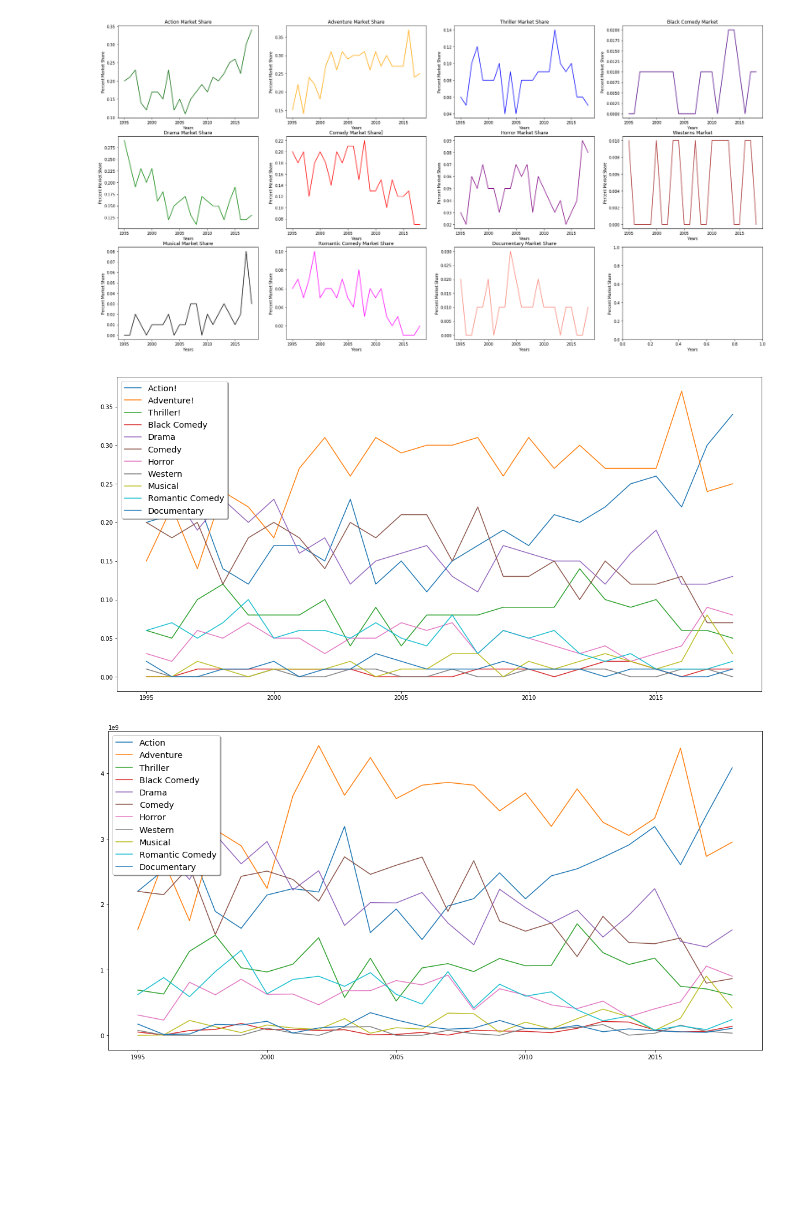
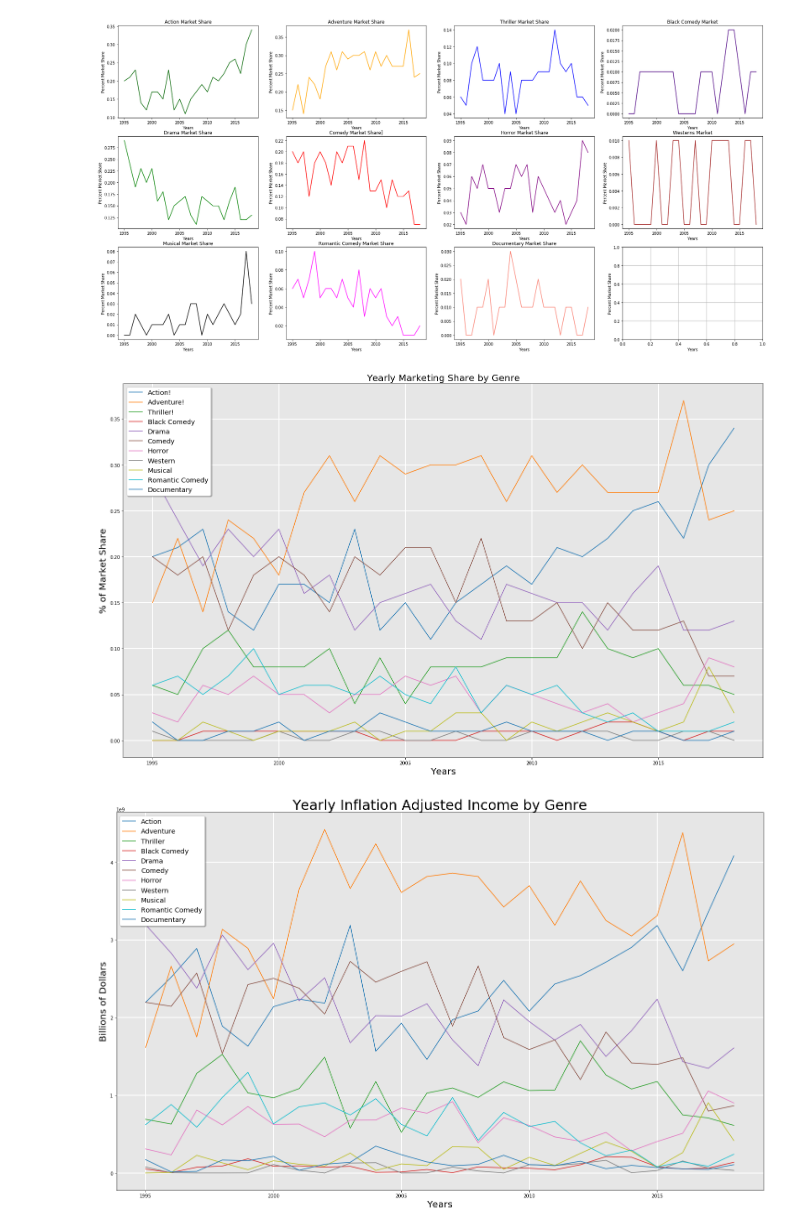
Before and after one commit to xxristoskk/microflix, a Jupyter notebook: Matplot Lib genre data.ipynb, the cells around one changed output. Cells and saved outputs as stored; diff of their text form; code cells hidden in the pictures; blank space fills up the shorter version.

Commit message:
graphics update

```diff
--- a/Matplot Lib genre data.ipynb
+++ b/Matplot Lib genre data.ipynb
@@ -206,38 +207,44 @@ for ax in axs.flat:
 # %% [output]
 [figure]
 # %%
-plt.figure(figsize=(20,10))
+plt.figure(figsize=(25,15))
 
 x = years_list
 y_1 = action_market
 y_2 = adventure_market
 y_3 = thriller_market
 y_4 = black_comedy_market
 y_5 = drama_market
 y_6 = comedy_market
 y_7 = horror_market
 y_8 = western_market
 y_9 = musical_market
 y_10 = romantic_market
 y_11 = documentary_market
 
 plt.plot(x, y_1, label = 'Action!')
 plt.plot(x, y_2, label = 'Adventure!')
 plt.plot(x, y_3, label = 'Thriller!')
 plt.plot(x, y_4, label = 'Black Comedy')
 plt.plot(x, y_5, label = 'Drama')
 plt.plot(x, y_6, label = 'Comedy')
 plt.plot(x, y_7, label = 'Horror')
 plt.plot(x, y_8, label = 'Western')
 plt.plot(x, y_9, label = 'Musical')
 plt.plot(x, y_10, label = 'Romantic Comedy')
 plt.plot(x, y_11, label = 'Documentary')
 
+plt.grid(True, color='w', linestyle='-', linewidth=2)
+plt.gca().patch.set_facecolor('0.9')
 legend = plt.legend(loc='upper left', shadow=True, fontsize='x-large')
+plt.title('Yearly Marketing Share by Genre', fontsize = 20)
+plt.xlabel('Years', fontsize = 20)
+plt.ylabel('% of Market Share', fontsize = 20)
 
+plt.savefig('market.jpg', bbox_inches='tight')
 plt.show()
 # %% [output]
-[figure, old version]
+[figure, new version]
 # %%
 #Inflation Adjusted Earnings over years by genre
 
@@ -288,7 +295,7 @@ iwestern_market.insert(2,0)
 iwestern_market.insert(3,0)
 iwestern_market.insert(7,0)
 # %%
-plt.figure(figsize=(20,10))
+plt.figure(figsize=(25,15))
 
 x = years_list
 y_1 = iaction_market
@@ -317,9 +324,17 @@ plt.plot(x, y_11, label = 'Documentary')
 
 legend = plt.legend(loc='upper left', shadow=True, fontsize='x-large')
 
+plt.grid(True, color='w', linestyle='-', linewidth=2)
+plt.gca().patch.set_facecolor('0.9')
+
+plt.title('Yearly Inflation Adjusted Income by Genre', fontsize = 30)
+plt.xlabel('Years', fontsize = 20)
+plt.ylabel('Billions of Dollars', fontsize = 20)
+
+plt.savefig('inflation.jpg', bbox_inches='tight')
 plt.show()
 # %% [output]
-[figure, old version]
+[figure, new version]
 # %%
 t2 = "select tickets_sold from genre_data where genre = 'Action'"
 t3 = "select tickets_sold from genre_data where genre = 'Adventure'"
```
Also changed, not shown: parts of 3 cells of this notebook, 4 other files.
